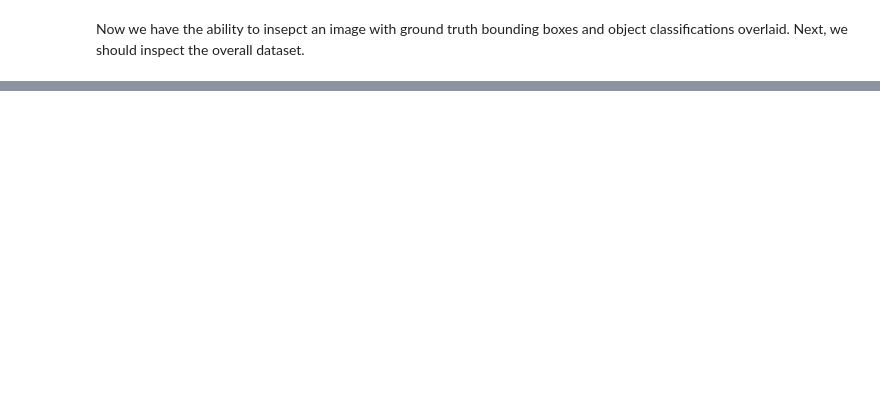
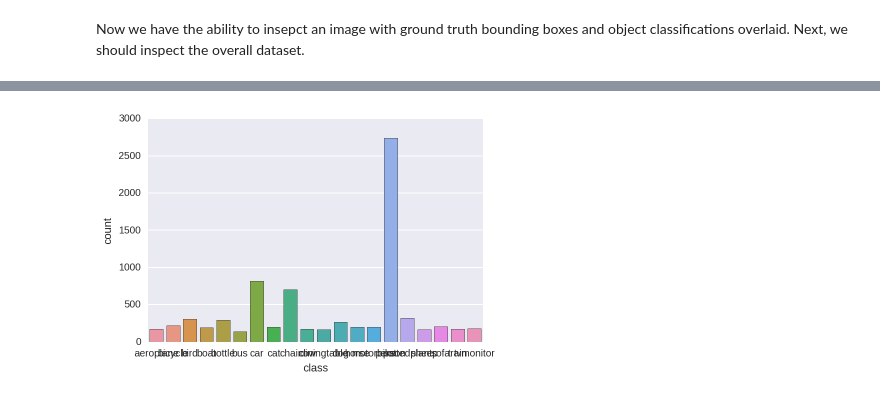
Before and after one commit to treybean/mlnd-captstone-object-detection, a Jupyter notebook: development.ipynb, the cells around one changed output, grey strips where cells are left out. Saved outputs shown, nothing was run; the diff lists cells and outputs as text; code cells hidden in the pictures; blank space fills up the shorter version.

```diff
--- a/development.ipynb
+++ b/development.ipynb
@@ -211,0 +299,4 @@ Analyzing val imageset...
+# %%
+b = sns.countplot(x='class', data=val_imageset['objects'].sort_values(by='class'))
+# %% [output]
+[figure, added]
```
Also changed, not shown: parts of 8 cells of this notebook.
